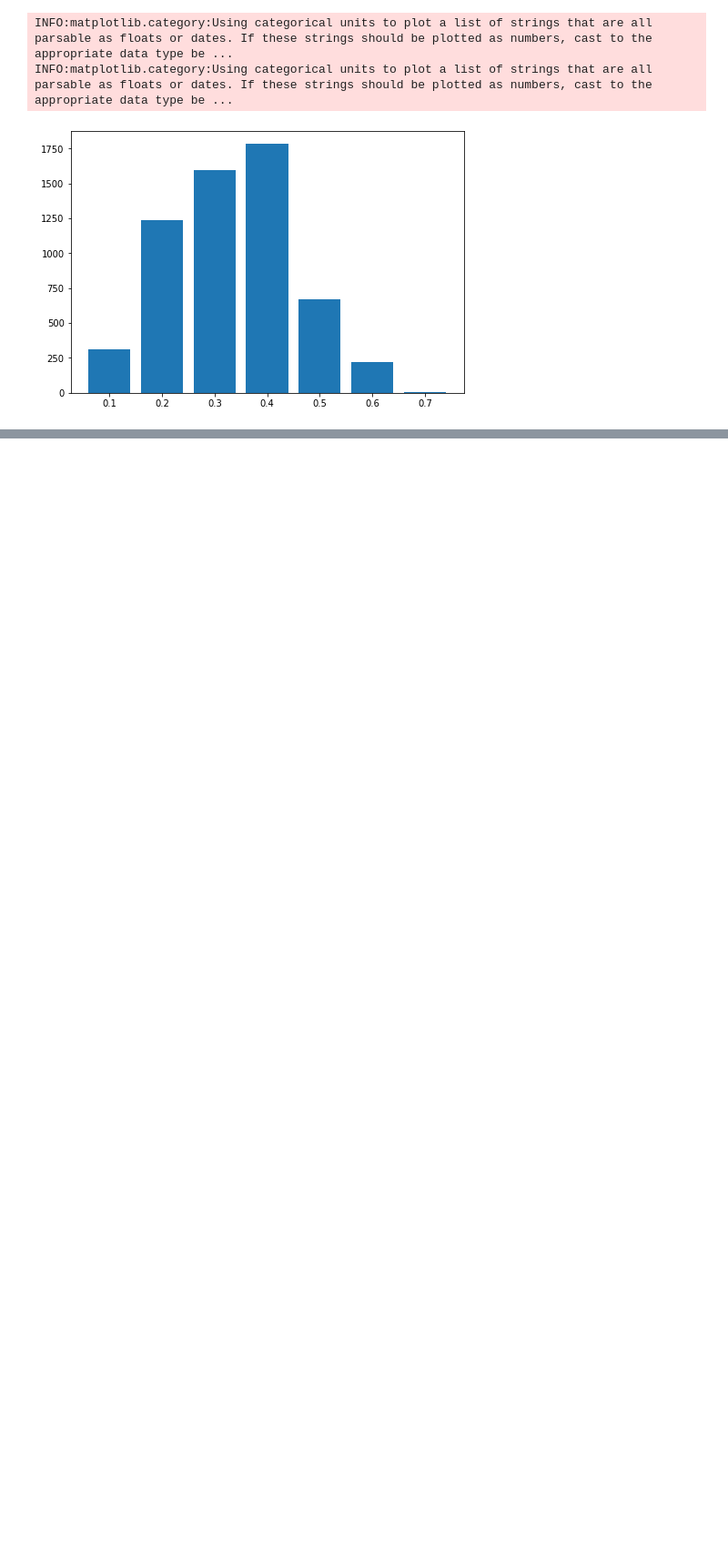
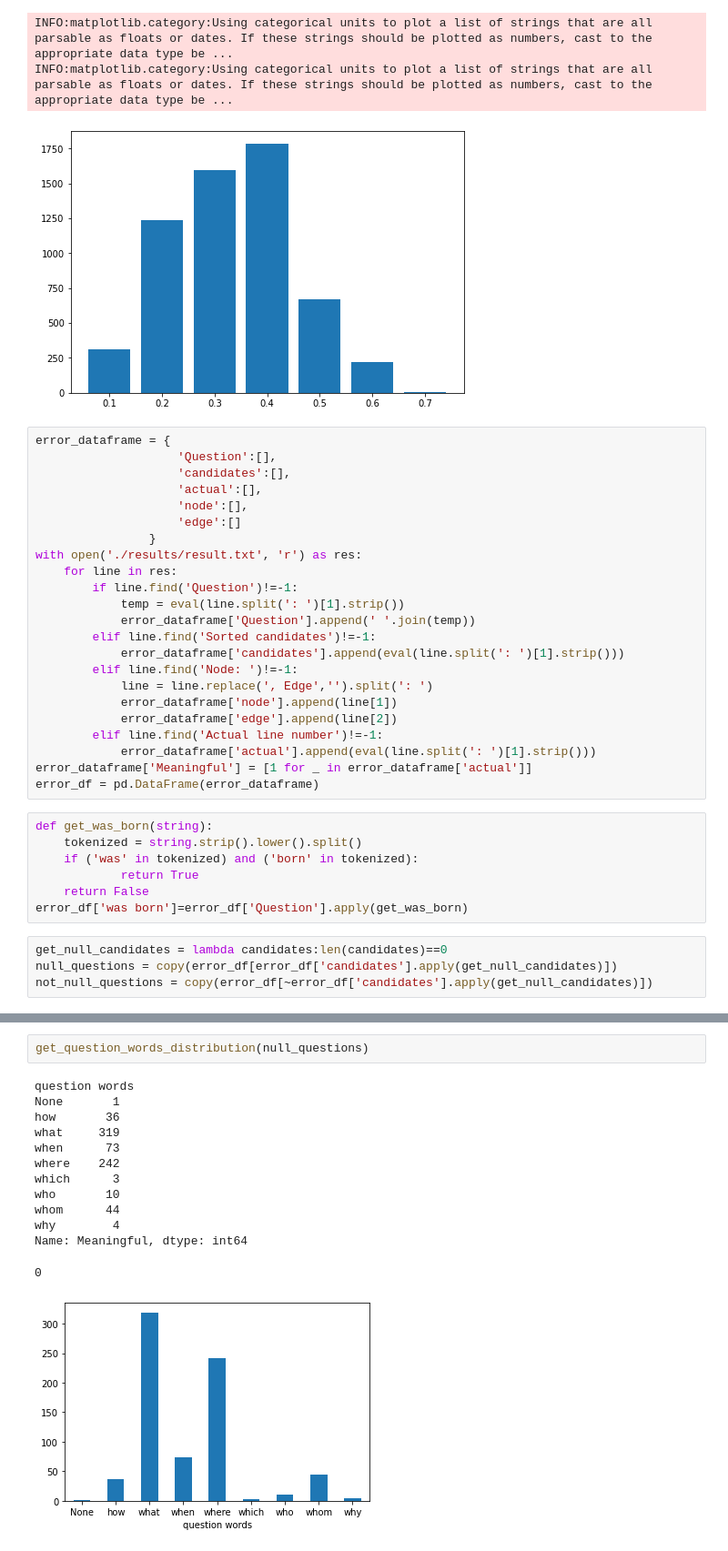
Before and after one commit to somayyehbeh/BERT-QA, a Jupyter notebook: EDA.ipynb, the cells around one changed output, grey strips where cells are left out. Shown at 91% size. Drawn from its saved outputs; the diff is of its cells as text; blank space fills up the shorter version.

```diff
--- a/EDA.ipynb
+++ b/EDA.ipynb
@@ -177,3 +211,37 @@ INFO:matplotlib.category:Using categorical units to plot a list of strings that
 INFO:matplotlib.category:Using categorical units to plot a list of strings that are all parsable as floats or dates. If these strings should be plotted as numbers, cast to the appropriate data type be ...
 INFO:matplotlib.category:Using categorical units to plot a list of strings that are all parsable as floats or dates. If these strings should be plotted as numbers, cast to the appropriate data type be ...
 [figure]
+# %%
+error_dataframe = {
+                    'Question':[],
+                    'candidates':[],
+                    'actual':[],
+                    'node':[],
+                    'edge':[]
+                }
+with open('./results/result.txt', 'r') as res:
+    for line in res:
+        if line.find('Question')!=-1:
+            temp = eval(line.split(': ')[1].strip())
+            error_dataframe['Question'].append(' '.join(temp))
+        elif line.find('Sorted candidates')!=-1:
+            error_dataframe['candidates'].append(eval(line.split(': ')[1].strip()))
+        elif line.find('Node: ')!=-1:
+            line = line.replace(', Edge','').split(': ')
+            error_dataframe['node'].append(line[1])
+            error_dataframe['edge'].append(line[2])
+        elif line.find('Actual line number')!=-1:
+            error_dataframe['actual'].append(eval(line.split(': ')[1].strip()))
+error_dataframe['Meaningful'] = [1 for _ in error_dataframe['actual']]
+error_df = pd.DataFrame(error_dataframe)
+# %%
+def get_was_born(string):
+    tokenized = string.strip().lower().split()
+    if ('was' in tokenized) and ('born' in tokenized):
+            return True
+    return False
+error_df['was born']=error_df['Question'].apply(get_was_born)
+# %%
+get_null_candidates = lambda candidates:len(candidates)==0
+null_questions = copy(error_df[error_df['candidates'].apply(get_null_candidates)])
+not_null_questions = copy(error_df[~error_df['candidates'].apply(get_null_candidates)])
@@ -179,0 +250,16 @@ INFO:matplotlib.category:Using categorical units to plot a list of strings that
+# %%
+get_question_words_distribution(null_questions)
+# %% [output]
+question words
+None       1
+how       36
+what     319
+when      73
+where    242
+which      3
+who       10
+whom      44
+why        4
+Name: Meaningful, dtype: int64
+0
+[figure, added]
```
Also changed, not shown: parts of 8 cells of this notebook, 4 other files.
